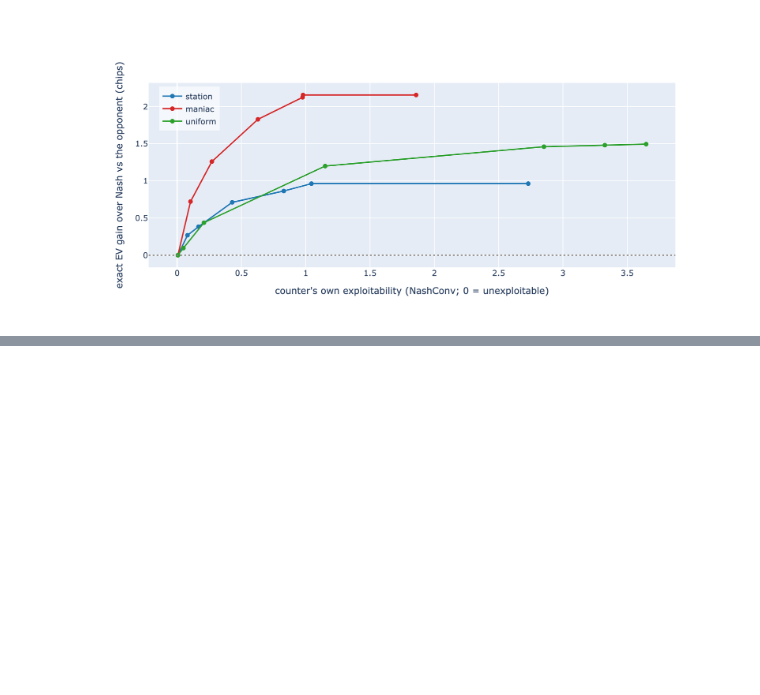
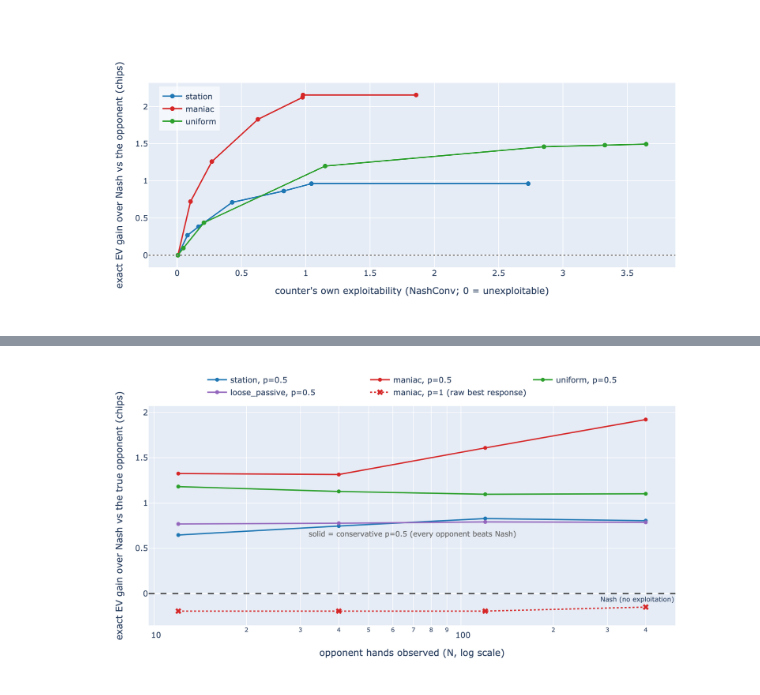
Before and after one commit to batuhanboztepe0/poker-simulation, a Jupyter notebook: notebooks/00_overview.ipynb, the cells around one changed output, grey strips where cells are left out. Drawn from its saved outputs; the diff is of its cells as text; code cells hidden in the pictures; blank space fills up the shorter version.

```diff
--- a/notebooks/00_overview.ipynb
+++ b/notebooks/00_overview.ipynb
@@ -83,3 +87,7 @@ show('rnr_frontier.png')
+# %%
+show('dbr_frontier.png')
+# %% [output]
+[figure, added]
 # %% [markdown]
 ## What I built, and why it matters
 
```
Also changed, not shown: parts of 2 cells of this notebook, 5 other files.
